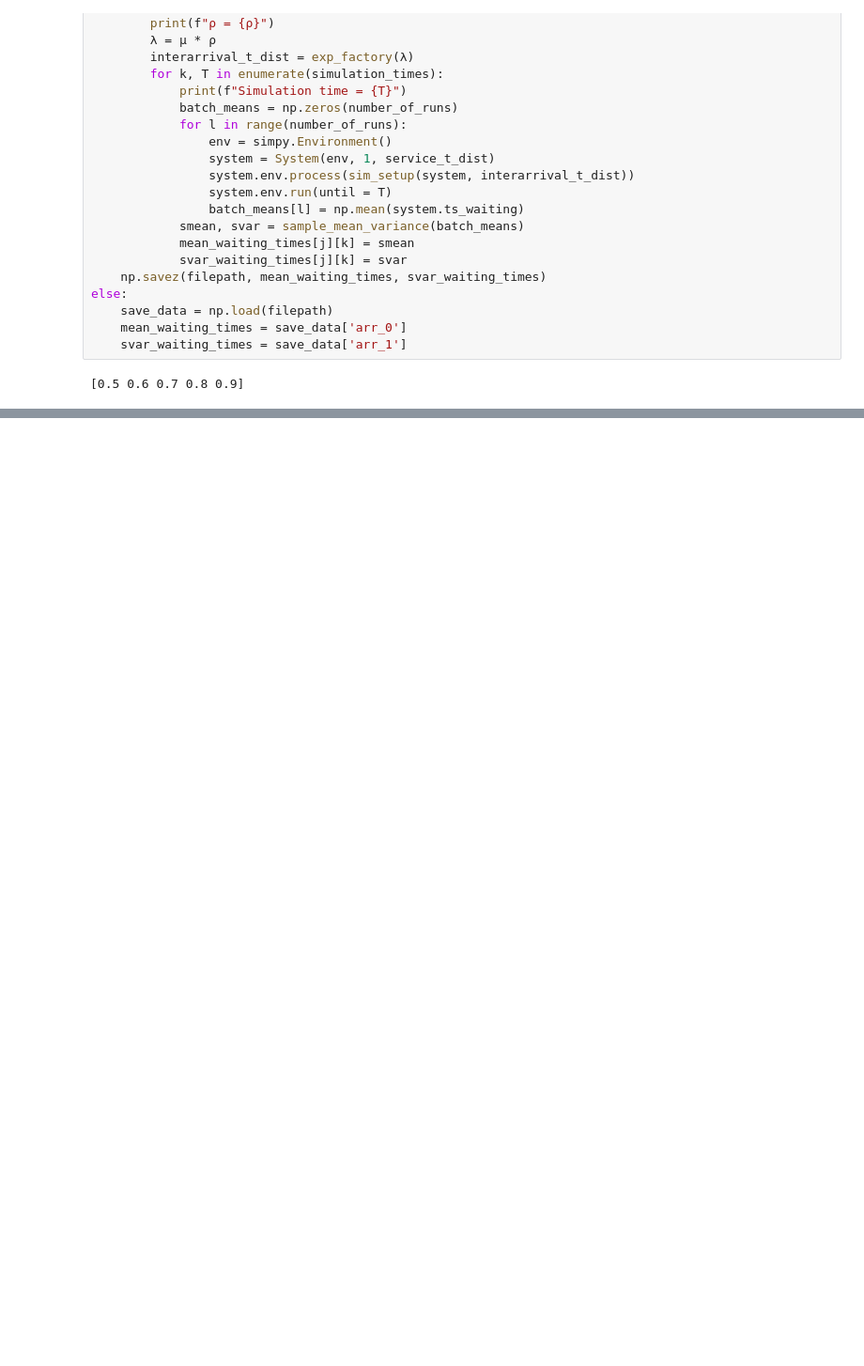
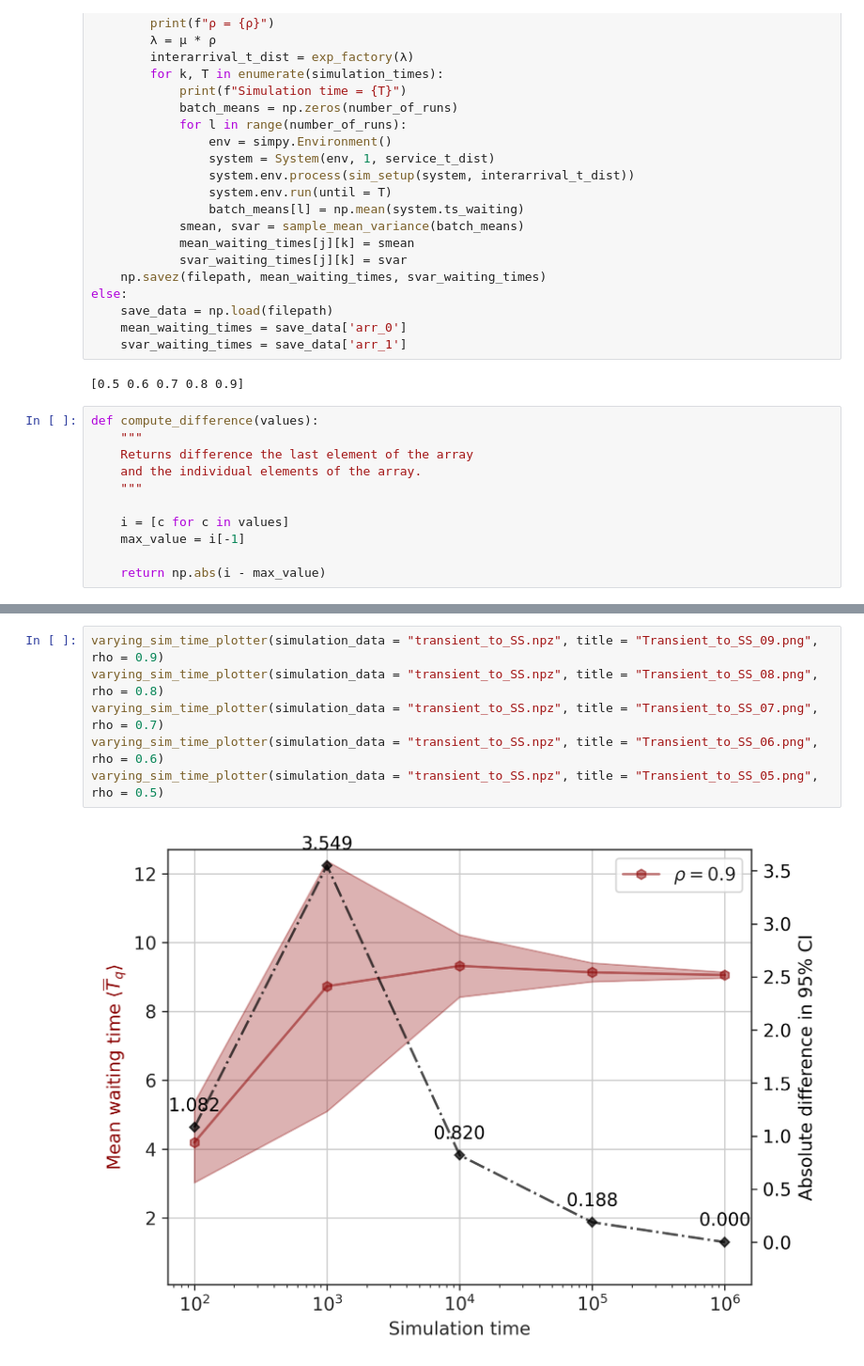
Before and after one commit to loonatick-src/stochastic-sim-2, a Jupyter notebook: DES_sim_refactor.ipynb, the cells around one changed output, grey strips where cells are left out. Shown at 94% size. Cells and saved outputs as stored; diff of their text form; blank space fills up the shorter version.

```diff
--- a/DES_sim_refactor.ipynb
+++ b/DES_sim_refactor.ipynb
@@ -775,3 +372,14 @@ else:
     svar_waiting_times = save_data['arr_1']
 # %% [output]
 [0.5 0.6 0.7 0.8 0.9]
+# %%
+def compute_difference(values):
+    """
+    Returns difference the last element of the array
+    and the individual elements of the array.
+    """
+
+    i = [c for c in values]
+    max_value = i[-1]
+
+    return np.abs(i - max_value)
@@ -777,0 +455,8 @@ else:
+# %%
+varying_sim_time_plotter(simulation_data = "transient_to_SS.npz", title = "Transient_to_SS_09.png", rho = 0.9)
+varying_sim_time_plotter(simulation_data = "transient_to_SS.npz", title = "Transient_to_SS_08.png", rho = 0.8)
+varying_sim_time_plotter(simulation_data = "transient_to_SS.npz", title = "Transient_to_SS_07.png", rho = 0.7)
+varying_sim_time_plotter(simulation_data = "transient_to_SS.npz", title = "Transient_to_SS_06.png", rho = 0.6)
+varying_sim_time_plotter(simulation_data = "transient_to_SS.npz", title = "Transient_to_SS_05.png", rho = 0.5)
+# %% [output]
+[figure, added]
```
Also changed, not shown: parts of 23 cells of this notebook, 8 other files.
